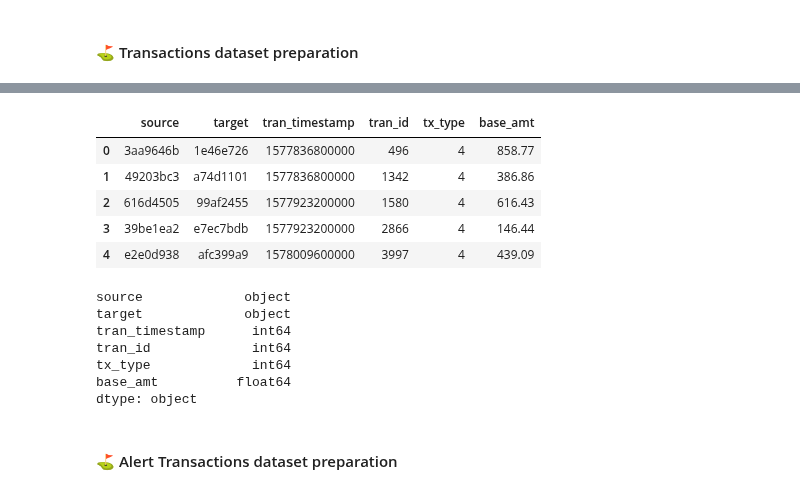
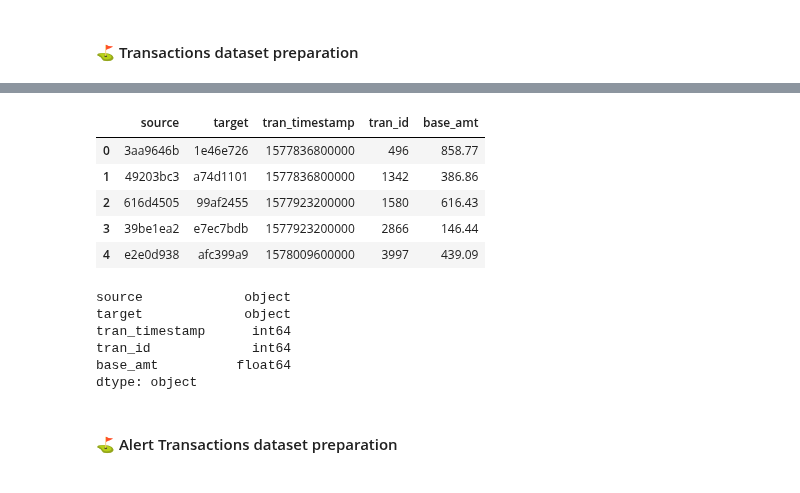
Before and after one commit to logicalclocks/aml_end_to_end, a Jupyter notebook: 1_create_feature_groups.ipynb, the cells around one changed output, grey strips where cells are left out. Saved outputs shown, nothing was run; the diff lists cells and outputs as text; code cells hidden in the pictures.

```diff
--- a/1_create_feature_groups.ipynb
+++ b/1_create_feature_groups.ipynb
@@ -79,3 +47,8 @@ def timestamp_2_time(x):
+# %%
+def timestamp_2_unix_epoch(x):
+    dt_obj = datetime.strptime(str(x), '%Y-%m-%d %H:%M:%S')
+    dt_obj = dt_obj.timestamp() * 1000
+    return dt_obj
 # %% [markdown]
 ### ⬇️ Loading Datasets
 # %% [markdown]
@@ -106,19 +61,17 @@ dtype: object
 # %%
-transactions_df.tx_type = transactions_df.tx_type.apply(action_2_code)
-
-transactions_df.tran_timestamp = transactions_df.tran_timestamp.apply(lambda x: timestamp_2_time(str(x)[:19])).astype(np.int64)
+transactions_df.tran_timestamp = transactions_df.tran_timestamp.apply(lambda x: timestamp_2_unix_epoch(str(x)[:19])).astype(np.int64)
 
 transactions_df.columns = ['tran_id', 'tx_type', 'base_amt', 'tran_timestamp', 'source', 'target']
-transactions_df = transactions_df[["source","target","tran_timestamp","tran_id","tx_type","base_amt"]]
+transactions_df = transactions_df[["source","target","tran_timestamp","tran_id", "base_amt"]]
 
 transactions_df.head()
 # %% [output]
-|  | source | target | tran_timestamp | tran_id | tx_type | base_amt |
-| 0 | 3aa9646b | 1e46e726 | 1577836800000 | 496 | 4 | 858.77 |
-| 1 | 49203bc3 | a74d1101 | 1577836800000 | 1342 | 4 | 386.86 |
-| 2 | 616d4505 | 99af2455 | 1577923200000 | 1580 | 4 | 616.43 |
-| 3 | 39be1ea2 | e7ec7bdb | 1577923200000 | 2866 | 4 | 146.44 |
-| 4 | e2e0d938 | afc399a9 | 1578009600000 | 3997 | 4 | 439.09 |
+|  | source | target | tran_timestamp | tran_id | base_amt |
+| 0 | 3aa9646b | 1e46e726 | 1577836800000 | 496 | 858.77 |
+| 1 | 49203bc3 | a74d1101 | 1577836800000 | 1342 | 386.86 |
+| 2 | 616d4505 | 99af2455 | 1577923200000 | 1580 | 616.43 |
+| 3 | 39be1ea2 | e7ec7bdb | 1577923200000 | 2866 | 146.44 |
+| 4 | e2e0d938 | afc399a9 | 1578009600000 | 3997 | 439.09 |
 # %%
 transactions_df.dtypes
 # %% [output]
@@ -126,7 +79,6 @@ source             object
 target             object
 tran_timestamp      int64
 tran_id             int64
-tx_type             int64
 base_amt          float64
 dtype: object
 # %% [markdown]
```
Also changed, not shown: parts of 8 cells of this notebook.
